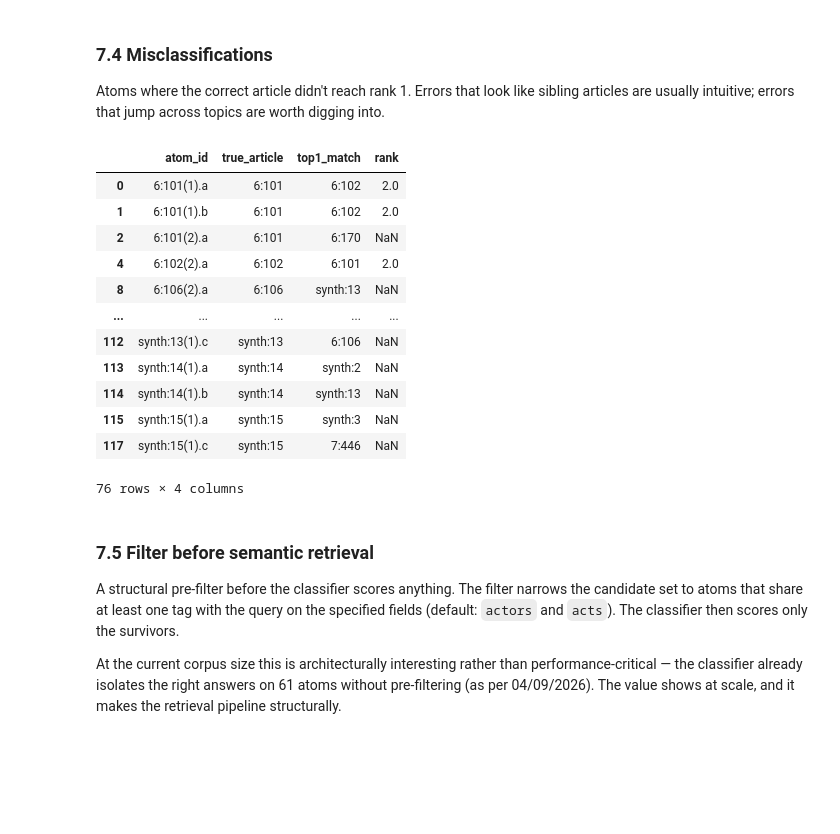
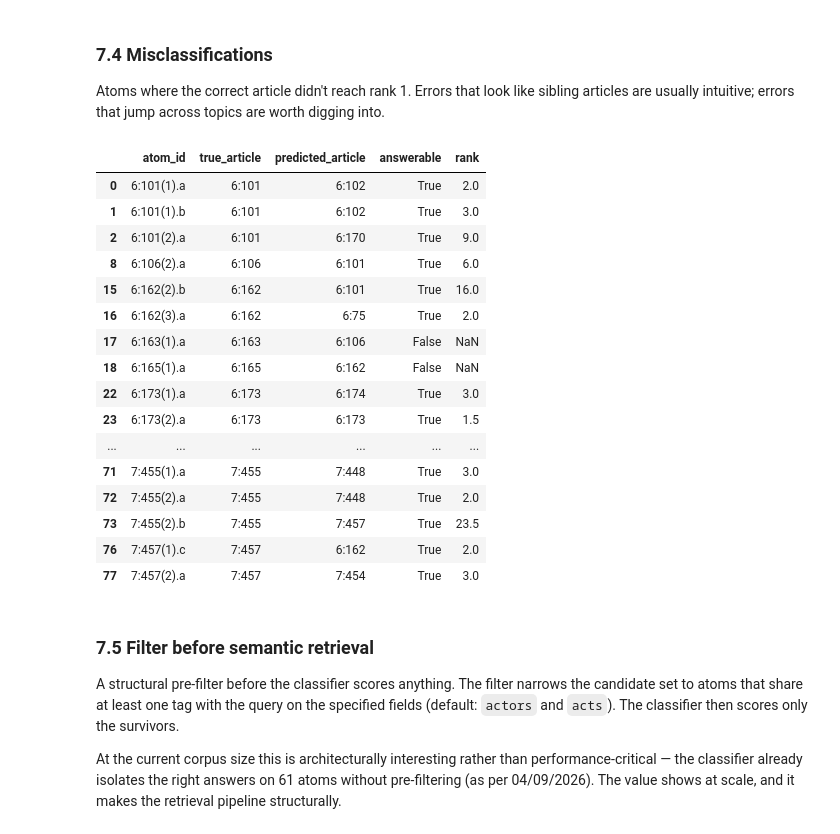
Before and after one commit to robinAssam/ArticleRelationshipModel, a Jupyter notebook: notebooks/01_explore_atoms.ipynb, the cells around one changed output. Cells and saved outputs as stored; diff of their text form; code cells hidden in the pictures; blank space fills up the shorter version.

```diff
--- a/notebooks/01_explore_atoms.ipynb
+++ b/notebooks/01_explore_atoms.ipynb
@@ -424,8 +442,13 @@ correct article appears at rank 1 and in top-k, plus reciprocal rank.
 # %%
-eval_df, summary = evaluate_classifier_loo(df, weights=weights_idf, sim_pairs=sim_pairs, alpha=0.5, top_k=3)
+df_eval = drop_synthetic(df)
+weights_eval = compute_tag_weights(df_eval, method='idf')
+print(f'Evaluating on {len(df_eval)} real atoms across {df_eval["article_id"].nunique()} articles')
+print()
+
+eval_df, summary = evaluate_article_retrieval(df_eval, sim_pairs=sim_pairs, alpha=0.5)
 print('Overall:')
 for k, v in summary.items():
     print(f'  {k:25s} {v}')
 print()
-eval_df[['atom_id', 'true_article', 'top1_match', 'top1_hit', 'rank']]
+eval_df[['atom_id', 'true_article', 'predicted_article', 'answerable', 'rank', 'rr']]
 # %% [output]
@@ -483,22 +546,26 @@ Atoms where the correct article didn't reach rank 1. Errors that look like
 sibling articles are usually intuitive; errors that jump across topics are
 worth digging into.
 # %%
-misses = eval_df[~eval_df['top1_hit']]
-misses[['atom_id', 'true_article', 'top1_match', 'rank']]
+misses = eval_df[eval_df['hit@1'] < 1]
+misses[['atom_id', 'true_article', 'predicted_article', 'answerable', 'rank']]
 # %% [output]
-|  | atom_id | true_article | top1_match | rank |
-| 0 | 6:101(1).a | 6:101 | 6:102 | 2.0 |
-| 1 | 6:101(1).b | 6:101 | 6:102 | 2.0 |
-| 2 | 6:101(2).a | 6:101 | 6:170 | NaN |
-| 4 | 6:102(2).a | 6:102 | 6:101 | 2.0 |
-| 8 | 6:106(2).a | 6:106 | synth:13 | NaN |
-| ... | ... | ... | ... | ... |
-| 112 | synth:13(1).c | synth:13 | 6:106 | NaN |
-| 113 | synth:14(1).a | synth:14 | synth:2 | NaN |
-| 114 | synth:14(1).b | synth:14 | synth:13 | NaN |
-| 115 | synth:15(1).a | synth:15 | synth:3 | NaN |
-| 117 | synth:15(1).c | synth:15 | 7:446 | NaN |
+|  | atom_id | true_article | predicted_article | answerable | rank |
+| 0 | 6:101(1).a | 6:101 | 6:102 | True | 2.0 |
+| 1 | 6:101(1).b | 6:101 | 6:102 | True | 3.0 |
+| 2 | 6:101(2).a | 6:101 | 6:170 | True | 9.0 |
+| 8 | 6:106(2).a | 6:106 | 6:101 | True | 6.0 |
+| 15 | 6:162(2).b | 6:162 | 6:101 | True | 16.0 |
+| 16 | 6:162(3).a | 6:162 | 6:75 | True | 2.0 |
+| 17 | 6:163(1).a | 6:163 | 6:106 | False | NaN |
+| 18 | 6:165(1).a | 6:165 | 6:162 | False | NaN |
+| 22 | 6:173(1).a | 6:173 | 6:174 | True | 3.0 |
+| 23 | 6:173(2).a | 6:173 | 6:173 | True | 1.5 |
+| ... | ... | ... | ... | ... | ... |
+| 71 | 7:455(1).a | 7:455 | 7:448 | True | 3.0 |
+| 72 | 7:455(2).a | 7:455 | 7:448 | True | 2.0 |
+| 73 | 7:455(2).b | 7:455 | 7:457 | True | 23.5 |
+| 76 | 7:457(1).c | 7:457 | 6:162 | True | 2.0 |
+| 77 | 7:457(2).a | 7:457 | 7:454 | True | 3.0 |
-76 rows × 4 columns
 # %% [markdown]
 ### 7.5 Filter before semantic retrieval
 
```
Also changed, not shown: parts of 23 cells of this notebook, 16 other files.
